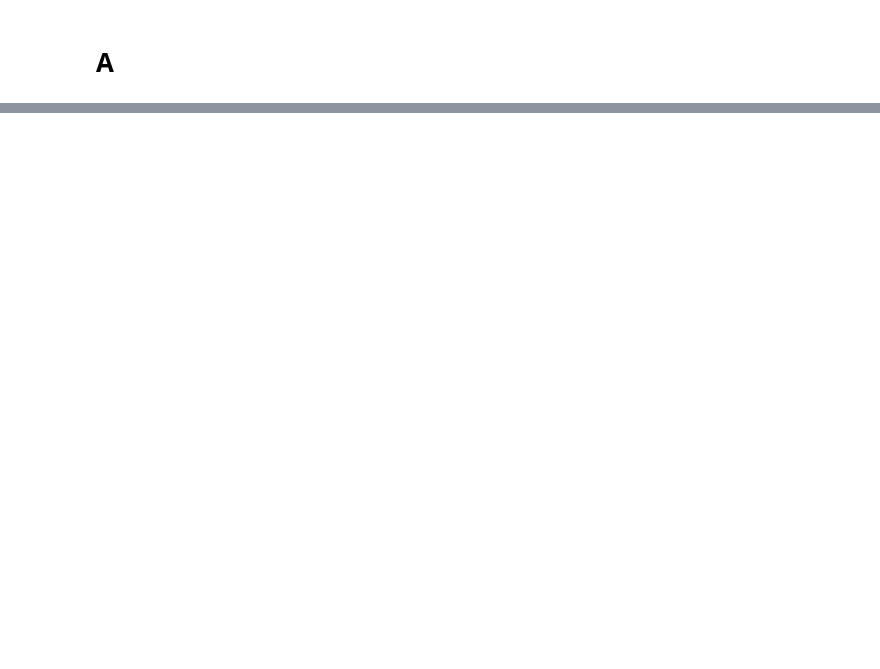
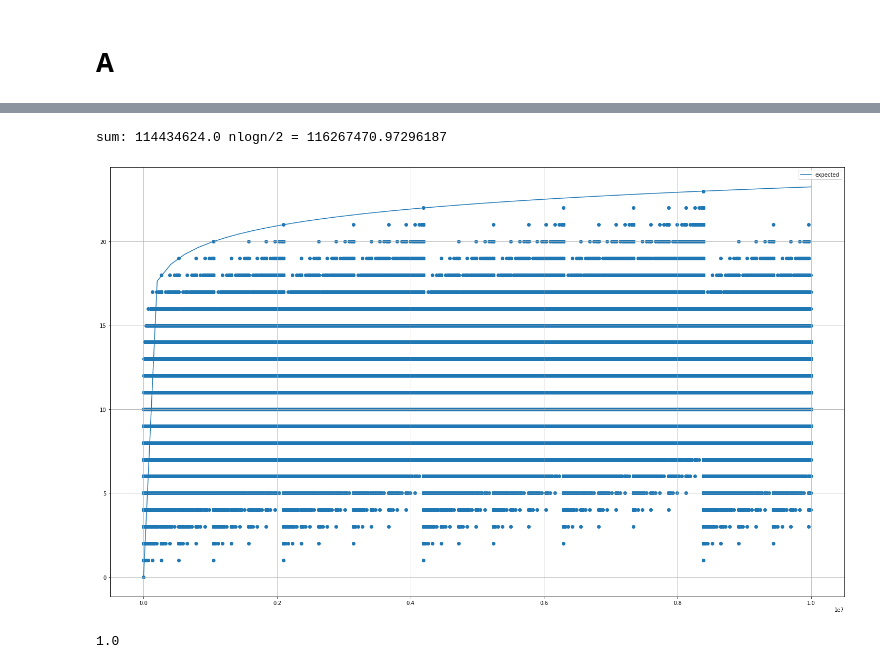
Before and after one commit to PatrykLisik/master-degree, a Jupyter notebook: analiza_algorytmów/Zadanie 2.ipynb, the cells around one changed output, grey strips where cells are left out. Cells and saved outputs as stored; diff of their text form; code cells hidden in the pictures; blank space fills up the shorter version.

```diff
--- a/analiza_algorytmów/Zadanie 2.ipynb
+++ b/analiza_algorytmów/Zadanie 2.ipynb
@@ -142,0 +239,4 @@ TypeError: loop of ufunc does not support argument 0 of type int which has no ca
+# %%
+for n in range(100):
+    val = S(n)
+    print(f"{n} = {val}")
@@ -142,0 +261,28 @@ TypeError: loop of ufunc does not support argument 0 of type int which has no ca
+# %%
+sum = 0
+count = 10000000
+vals= []
+for n in range(count):
+    val = S(n)
+    sum +=val
+    vals.append(val)
+#     print(f"{n} = {val}")
+print(f"sum: {sum} nlogn/2 = {(np.log2(n)*n)/2}")
+# %% [output]
+sum: 114434624.0 nlogn/2 = 116267470.97296187
+# %%
+y=np.linspace(1,count)
+grow = (np.log2(y))
+
+fig, ax = plt.subplots()
+fig.set_size_inches(25, 15)
+ax.plot(y,grow, label="expected")
+ax.scatter( range(count), vals)
+ax.legend()
+plt.grid()
+# %% [output]
+[figure, added]
+# %%
+S(2)
+# %% [output]
+1.0
```
Also changed, not shown: parts of 45 cells of this notebook, 54 other files.
